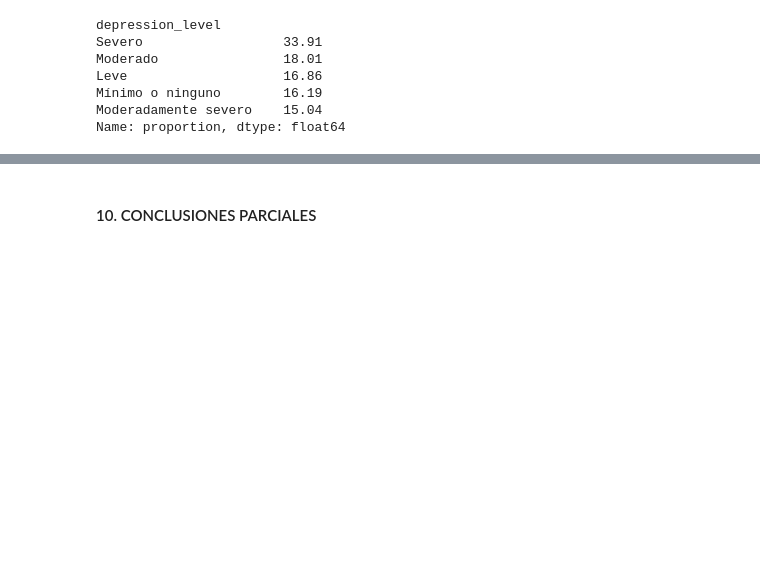
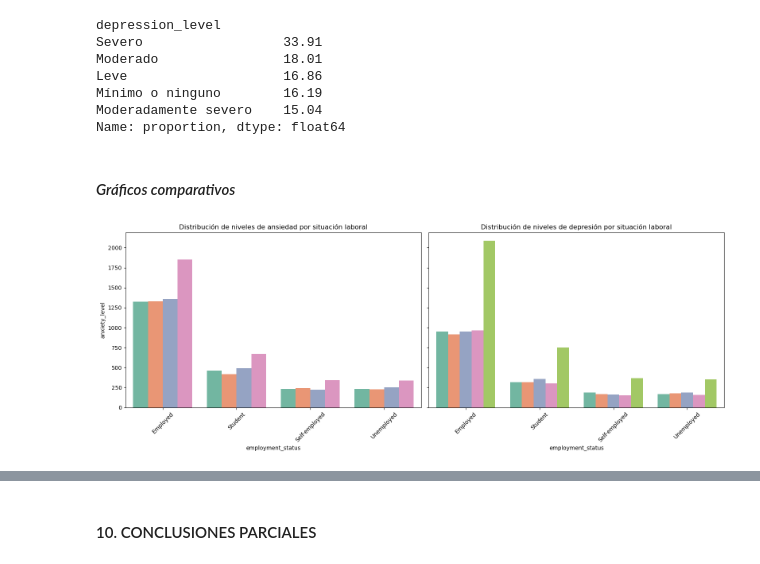
Before and after one commit to MEugenia96/analisis-saludmental, a Jupyter notebook: Proyecto_MentalHealth.ipynb, the cells around one changed output, grey strips where cells are left out. Drawn from its saved outputs; the diff is of its cells as text; code cells hidden in the pictures; blank space fills up the shorter version.

```diff
--- a/Proyecto_MentalHealth.ipynb
+++ b/Proyecto_MentalHealth.ipynb
@@ -561,3 +561,25 @@ Leve                    16.86
 Mínimo o ninguno        16.19
 Moderadamente severo    15.04
 Name: proportion, dtype: float64
+# %% [markdown]
+#### _Gráficos comparativos_
+# %%
+fig, axes = plt.subplots(1, 2, figsize=(16, 6), sharey=True)
+
+sns.countplot(data=df, x='employment_status', hue='anxiety_level', palette='Set2', legend=False, ax=axes[0])
+axes[0].set_title('Distribución de niveles de ansiedad por situación laboral')
+axes[0].set_xlabel('employment_status')
+axes[0].set_ylabel('anxiety_level')
+axes[0].tick_params(axis='x', rotation=45)
+
+# Gráfico de depresión
+sns.countplot(data=df, x='employment_status', hue='depression_level', palette='Set2', legend=False, ax=axes[1])
+axes[1].set_title('Distribución de niveles de depresión por situación laboral')
+axes[1].set_xlabel('employment_status')
+axes[1].tick_params(axis='x', rotation=45)
+
+# Ajustar diseño
+plt.tight_layout()
+plt.show()
+# %% [output]
+[figure, added]
```
Also changed, not shown: parts of 41 cells of this notebook.
